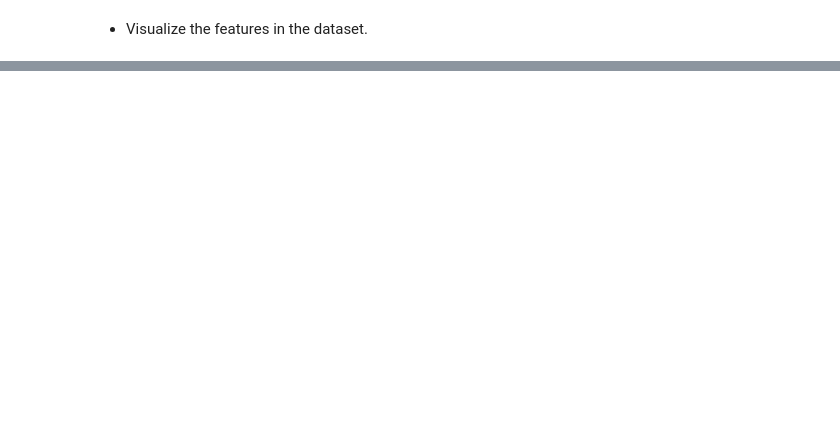
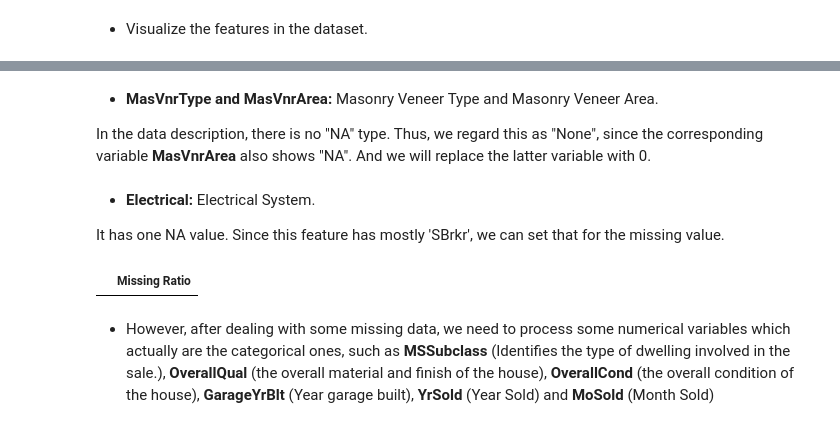
Before and after one commit to Jun-629/DS502, a Jupyter notebook: Project/Data_Process.ipynb, the cells around one changed output, grey strips where cells are left out. Drawn from its saved outputs; the diff is of its cells as text; code cells hidden in the pictures; blank space fills up the shorter version.

```diff
--- a/Project/Data_Process.ipynb
+++ b/Project/Data_Process.ipynb
@@ -97,0 +142,10 @@ sns.distplot(y, kde=False, fit=st.lognorm)
+# %%
+for grg_num in ('GarageYrBlt', 'GarageArea', 'GarageCars'):
+    data[grg_num] = data[grg_num].fillna(0)
+
+##### 这里  感觉我们还要在考虑一下， 我搜了原来的train data
+##### garageArea & Cars 的那两个变量  其实本身就是0
+##### 但是 GarageYrBuilt 的那个 年份如果变成0的话
+##### 别的都是19xx, 20xx 那如果这样考虑的话， 那会不会影响太大
+##### 还是说考虑到这个变量的话，可能他的系数就很小，也没关系嘛？还是什么
+##### 我在下面看到了year sold，把那个改成了categorical的了，我把这个也改了
@@ -97,0 +156,27 @@ sns.distplot(y, kde=False, fit=st.lognorm)
+# %%
+for bsmt in ('BsmtQual', 'BsmtCond', 'BsmtExposure', 'BsmtFinType1', 'BsmtFinType2'):
+    data[bsmt] = data[bsmt].fillna('None')
+# %% [markdown]
+- **MasVnrType and MasVnrArea:** Masonry Veneer Type and  Masonry Veneer Area.
+
+In the data description, there is no "NA" type. Thus, we regard this as "None", since the corresponding variable **MasVnrArea** also shows "NA". And we will replace the latter variable with 0.
+# %%
+data["MasVnrType"] = data["MasVnrType"].fillna("None")
+data["MasVnrArea"] = data["MasVnrArea"].fillna(0)
+# %% [markdown]
+- **Electrical:** Electrical System.
+
+It has one NA value. Since this feature has mostly 'SBrkr', we can set that for the missing value.
+# %%
+data['Electrical'] = data['Electrical'].fillna(data['Electrical'].mode()[0])
+# %%
+# Check if there still be any missing value
+
+data_na = (data.isnull().sum() / len(data)) * 100
+data_na = data_na.drop(data_na[data_na == 0].index).sort_values(ascending=False)
+missing_data = pd.DataFrame({'Missing Ratio' :data_na})
+missing_data.head(10)
+# %% [output]
+|  | Missing Ratio |
+# %% [markdown]
+- However, after dealing with some missing data, we need to process some numerical variables which actually are the categorical ones, such as **MSSubclass** (Identifies the type of dwelling involved in the sale.), **OverallQual** (the overall material and finish of the house), **OverallCond** (the overall condition of the house), **GarageYrBlt** (Year garage built),  **YrSold** (Year Sold) and **MoSold** (Month Sold)
```
Also changed, not shown: parts of 28 cells of this notebook.
